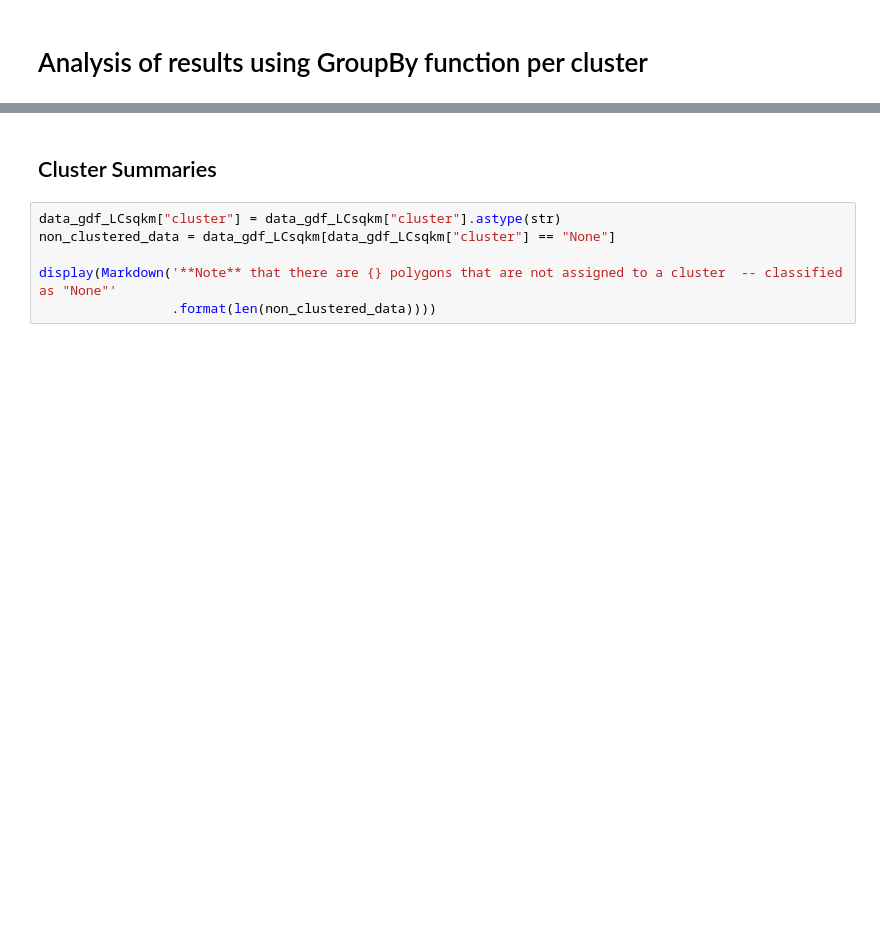
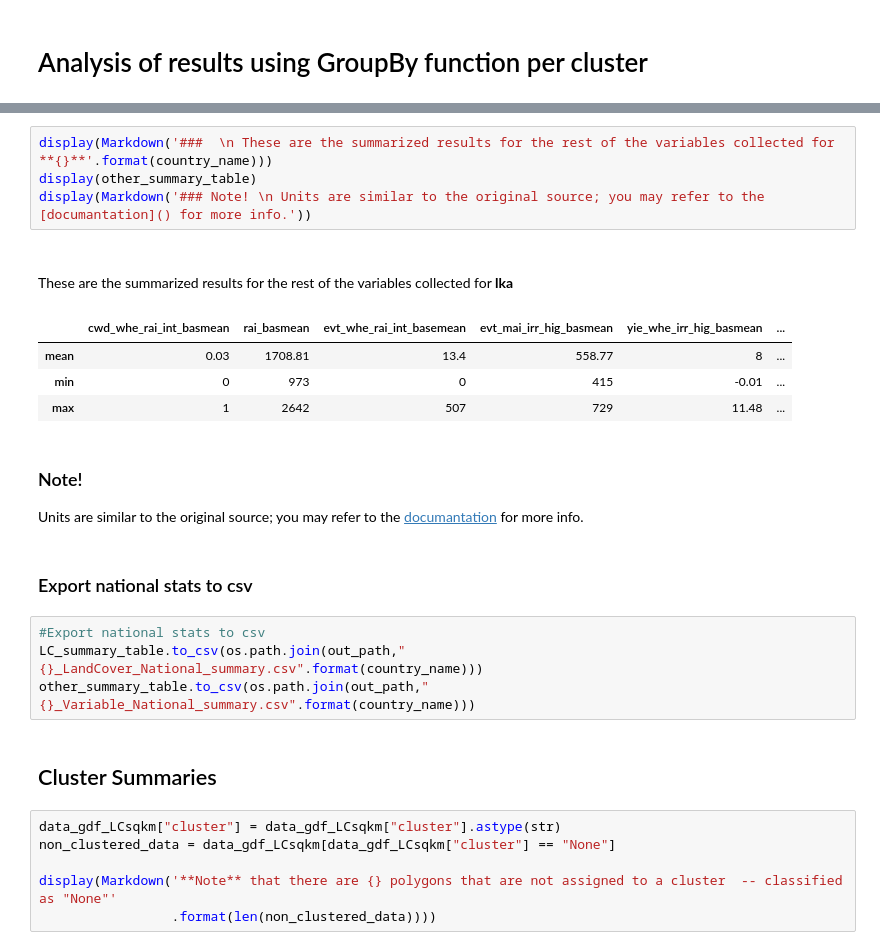
Before and after one commit to akorkovelos/un-clews-gis-work, a Jupyter notebook: GroupBy_analysis.ipynb, the cells around one changed output, grey strips where cells are left out. Cells and saved outputs as stored; diff of their text form; blank space fills up the shorter version.

```diff
--- a/GroupBy_analysis.ipynb
+++ b/GroupBy_analysis.ipynb
@@ -223,3 +159,22 @@ display(Markdown('### Class Description \n ##### Percentage \n LC0 - Water \n\n
+# %%
+display(Markdown('###  \n These are the summarized results for the rest of the variables collected for **{}**'.format(country_name)))
+display(other_summary_table)
+display(Markdown('### Note! \n Units are similar to the original source; you may refer to the [documantation]() for more info.'))
+# %% [output]
+###
+ These are the summarized results for the rest of the variables collected for **lka**
+|  | cwd_whe_rai_int_basmean | rai_basmean | evt_whe_rai_int_basemean | evt_mai_irr_hig_basmean | yie_whe_irr_hig_basmean | ... |
+| mean | 0.03 | 1708.81 | 13.4 | 558.77 | 8 | ... |
+| min | 0 | 973 | 0 | 415 | -0.01 | ... |
+| max | 1 | 2642 | 507 | 729 | 11.48 | ... |
+### Note!
+ Units are similar to the original source; you may refer to the [documantation]() for more info.
+# %% [markdown]
+### Export national stats to csv
+# %%
+#Export national stats to csv
+LC_summary_table.to_csv(os.path.join(out_path,"{}_LandCover_National_summary.csv".format(country_name)))
+other_summary_table.to_csv(os.path.join(out_path,"{}_Variable_National_summary.csv".format(country_name)))
 # %% [markdown]
 ## Cluster Summaries
 # %%
```
Also changed, not shown: parts of 51 cells of this notebook, 2 other files.
